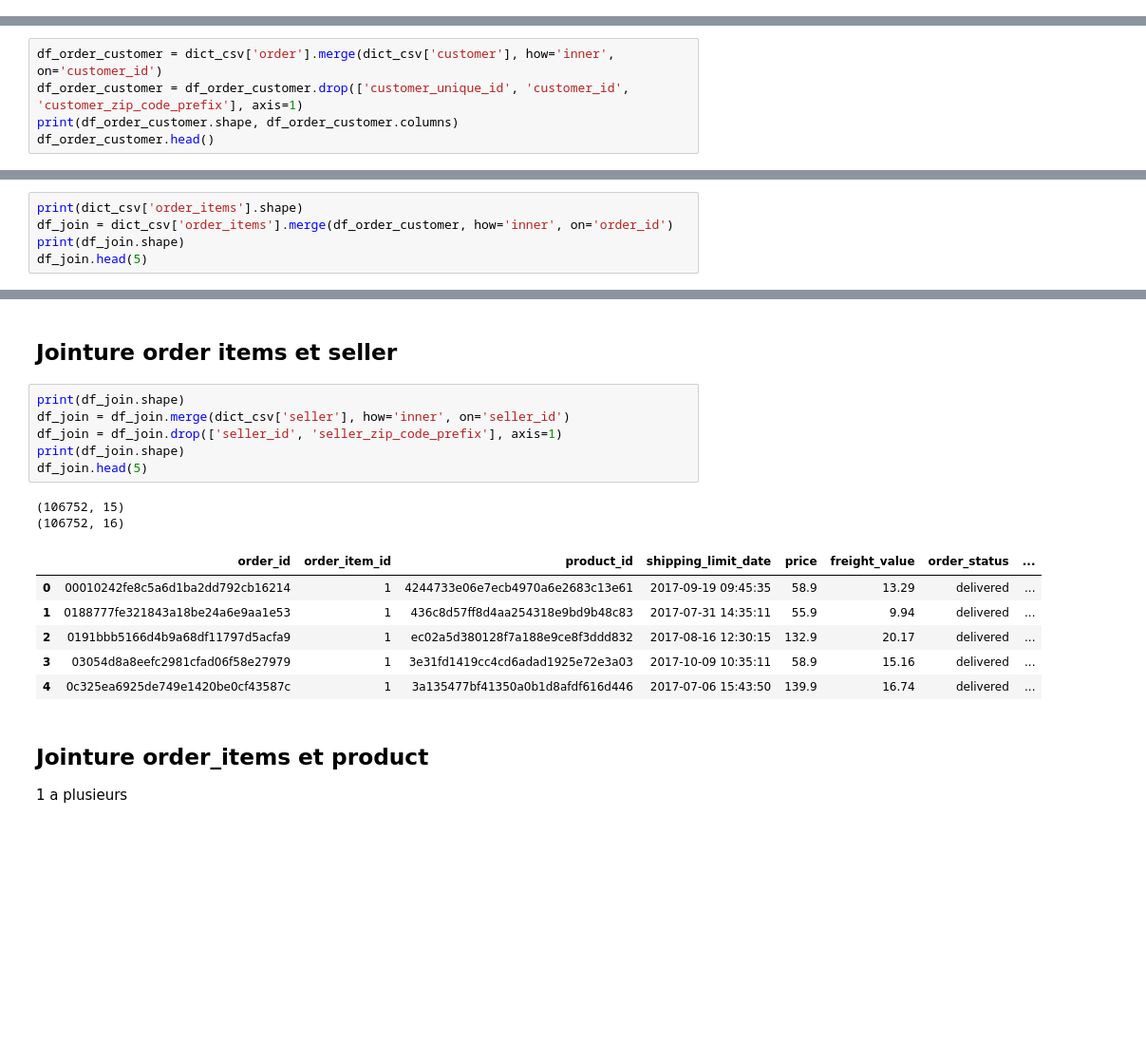
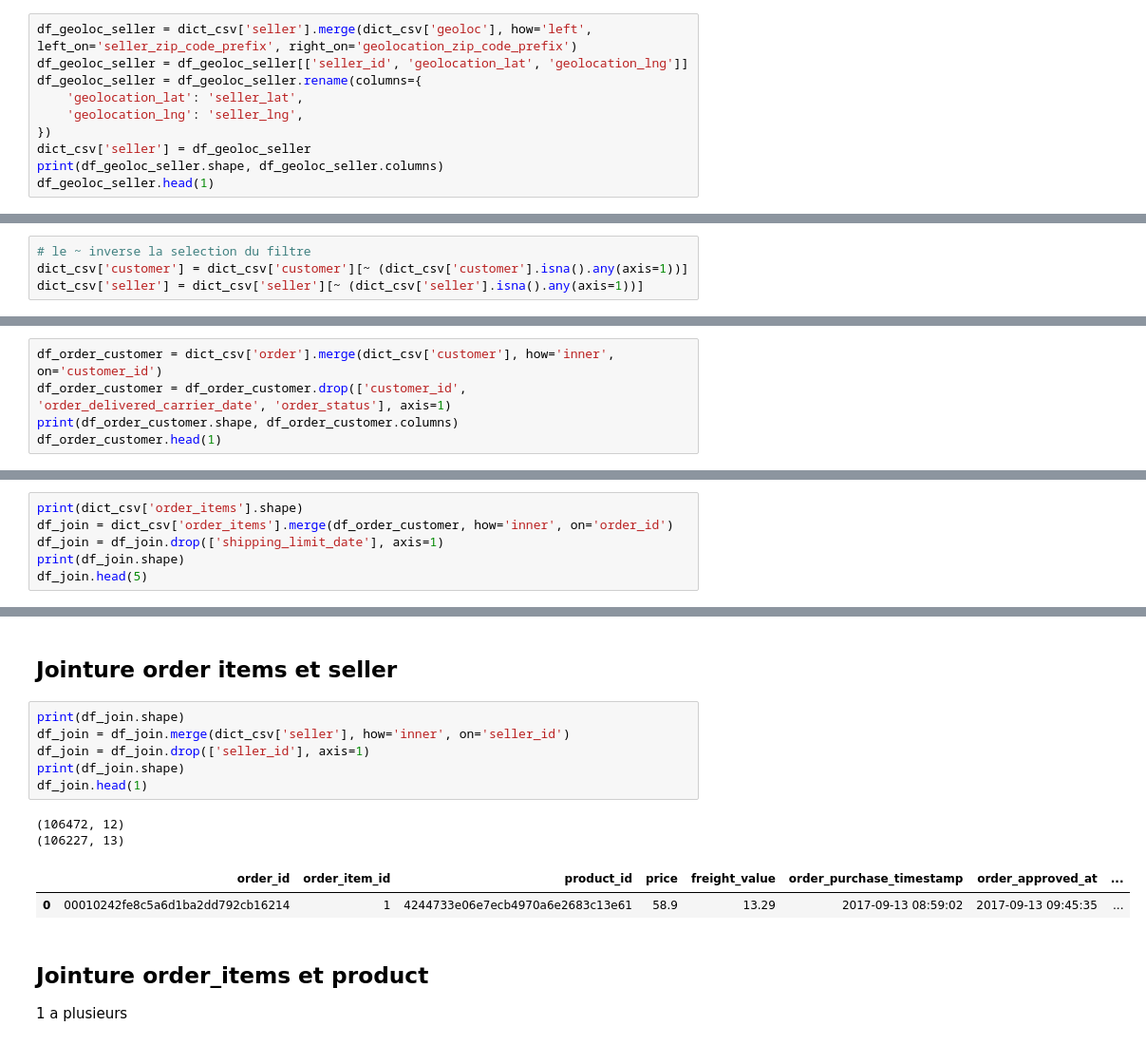
Before and after one commit to Nicolas-Malgat/E2_prediction_temps_livraison, a Jupyter notebook: work/2_data_cleaning.ipynb, the cells around one changed output, grey strips where cells are left out. Shown at 95% size. Drawn from its saved outputs; the diff is of its cells as text; blank space fills up the shorter version.

```diff
--- a/work/2_data_cleaning.ipynb
+++ b/work/2_data_cleaning.ipynb
@@ -135,0 +138,10 @@ len(coords)
+# %%
+df_geoloc_seller = dict_csv['seller'].merge(dict_csv['geoloc'], how='left', left_on='seller_zip_code_prefix', right_on='geolocation_zip_code_prefix')
+df_geoloc_seller = df_geoloc_seller[['seller_id', 'geolocation_lat', 'geolocation_lng']]
+df_geoloc_seller = df_geoloc_seller.rename(columns={
+    'geolocation_lat': 'seller_lat',
+    'geolocation_lng': 'seller_lng',
+})
+dict_csv['seller'] = df_geoloc_seller
+print(df_geoloc_seller.shape, df_geoloc_seller.columns)
+df_geoloc_seller.head(1)
@@ -136,3 +152,7 @@ len(coords)
+# %%
+# le ~ inverse la selection du filtre
+dict_csv['customer'] = dict_csv['customer'][~ (dict_csv['customer'].isna().any(axis=1))]
+dict_csv['seller'] = dict_csv['seller'][~ (dict_csv['seller'].isna().any(axis=1))]
 # %% [markdown]
 # Jointure des differentes tables
 
@@ -141,7 +161,7 @@ len(coords)
 ## Jointure customer et order
 # %%
 df_order_customer = dict_csv['order'].merge(dict_csv['customer'], how='inner', on='customer_id')
-df_order_customer = df_order_customer.drop(['customer_unique_id', 'customer_id', 'customer_zip_code_prefix'], axis=1)
+df_order_customer = df_order_customer.drop(['customer_id', 'order_delivered_carrier_date', 'order_status'], axis=1)
 print(df_order_customer.shape, df_order_customer.columns)
-df_order_customer.head()
+df_order_customer.head(1)
 # %% [output]
@@ -161,6 +176,7 @@ df_order_customer.head()
 # %%
 print(dict_csv['order_items'].shape)
 df_join = dict_csv['order_items'].merge(df_order_customer, how='inner', on='order_id')
+df_join = df_join.drop(['shipping_limit_date'], axis=1)
 print(df_join.shape)
 df_join.head(5)
 # %% [output]
@@ -177,18 +193,14 @@ df_join.head(5)
 # %%
 print(df_join.shape)
 df_join = df_join.merge(dict_csv['seller'], how='inner', on='seller_id')
-df_join = df_join.drop(['seller_id', 'seller_zip_code_prefix'], axis=1)
+df_join = df_join.drop(['seller_id'], axis=1)
 print(df_join.shape)
-df_join.head(5)
+df_join.head(1)
 # %% [output]
-(106752, 15)
-(106752, 16)
+(106472, 12)
+(106227, 13)
-|  | order_id | order_item_id | product_id | shipping_limit_date | price | freight_value | order_status | ... |
-| 0 | 00010242fe8c5a6d1ba2dd792cb16214 | 1 | 4244733e06e7ecb4970a6e2683c13e61 | 2017-09-19 09:45:35 | 58.9 | 13.29 | delivered | ... |
-| 1 | 0188777fe321843a18be24a6e9aa1e53 | 1 | 436c8d57ff8d4aa254318e9bd9b48c83 | 2017-07-31 14:35:11 | 55.9 | 9.94 | delivered | ... |
-| 2 | 0191bbb5166d4b9a68df11797d5acfa9 | 1 | ec02a5d380128f7a188e9ce8f3ddd832 | 2017-08-16 12:30:15 | 132.9 | 20.17 | delivered | ... |
-| 3 | 03054d8a8eefc2981cfad06f58e27979 | 1 | 3e31fd1419cc4cd6adad1925e72e3a03 | 2017-10-09 10:35:11 | 58.9 | 15.16 | delivered | ... |
-| 4 | 0c325ea6925de749e1420be0cf43587c | 1 | 3a135477bf41350a0b1d8afdf616d446 | 2017-07-06 15:43:50 | 139.9 | 16.74 | delivered | ... |
+|  | order_id | order_item_id | product_id | price | freight_value | order_purchase_timestamp | order_approved_at | ... |
+| 0 | 00010242fe8c5a6d1ba2dd792cb16214 | 1 | 4244733e06e7ecb4970a6e2683c13e61 | 58.9 | 13.29 | 2017-09-13 08:59:02 | 2017-09-13 09:45:35 | ... |
 # %% [markdown]
 ## Jointure order_items et product
 
```
Also changed, not shown: parts of 20 cells of this notebook, 5 other files.
